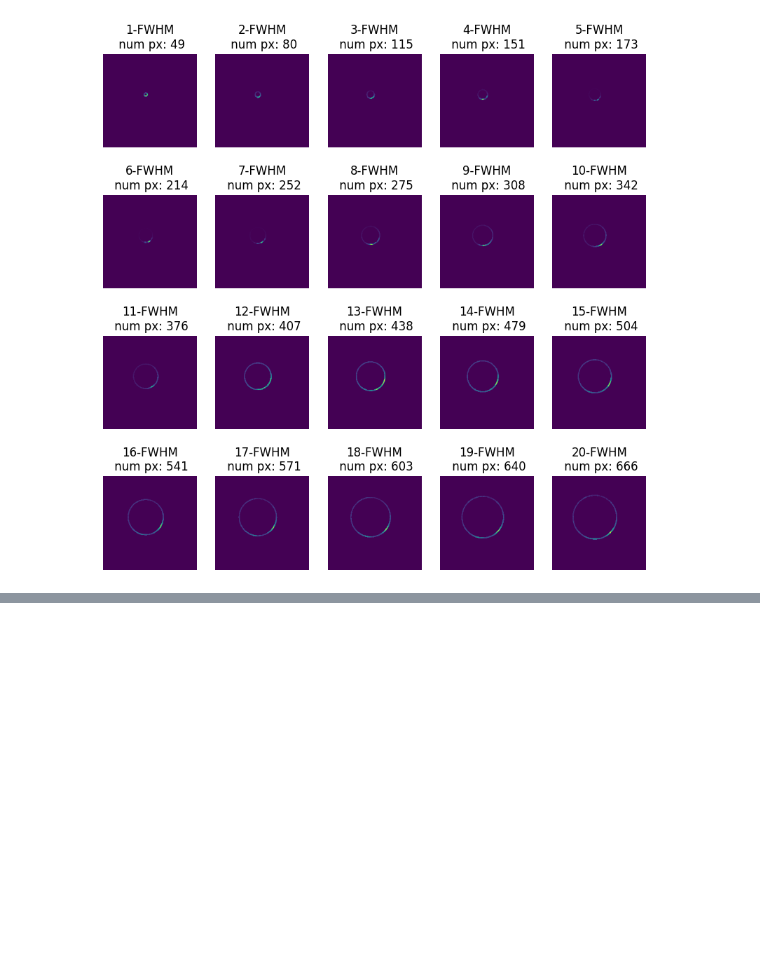
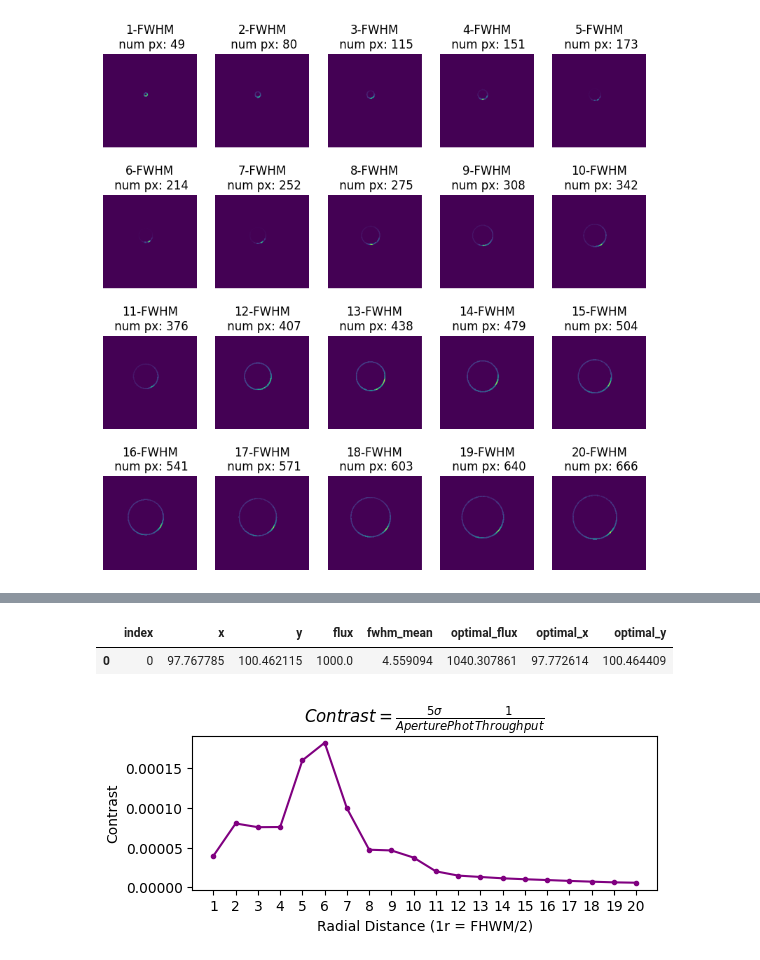
Before and after one commit to yemsnucleus/NEGFC, a Jupyter notebook: presentation/notebooks/contrast_curve.ipynb, the cells around one changed output, grey strips where cells are left out. Saved outputs shown, nothing was run; the diff lists cells and outputs as text; code cells hidden in the pictures; blank space fills up the shorter version.

```diff
--- a/presentation/notebooks/contrast_curve.ipynb
+++ b/presentation/notebooks/contrast_curve.ipynb
@@ -117,0 +157,5 @@ get_throughput(row['optimal_x'], row['optimal_y'], cube)
+# %%
+table
+# %% [output]
+|  | index | x | y | flux | fwhm_mean | optimal_flux | optimal_x | optimal_y |
+| 0 | 0 | 97.767785 | 100.462115 | 1000.0 | 4.559094 | 1040.307861 | 97.772614 | 100.464409 |
@@ -117,0 +170,11 @@ get_throughput(row['optimal_x'], row['optimal_y'], cube)
+# %%
+x_range = range(1, 21, 1)
+plt.figure(figsize=(6, 2))
+plt.plot(x_range, np.array(contrast), marker='.', color='purple')
+plt.ylabel(r'Contrast')
+plt.xlabel('Radial Distance (1r = FHWM/2)')
+plt.xticks(x_range)
+plt.title(r'$Contrast=\frac{5\sigma}{AperturePhot} \frac{1}{Throughput}$')
+plt.show()
+# %% [output]
+[figure, added]
```
Also changed, not shown: parts of 16 cells of this notebook, 2 other files.
